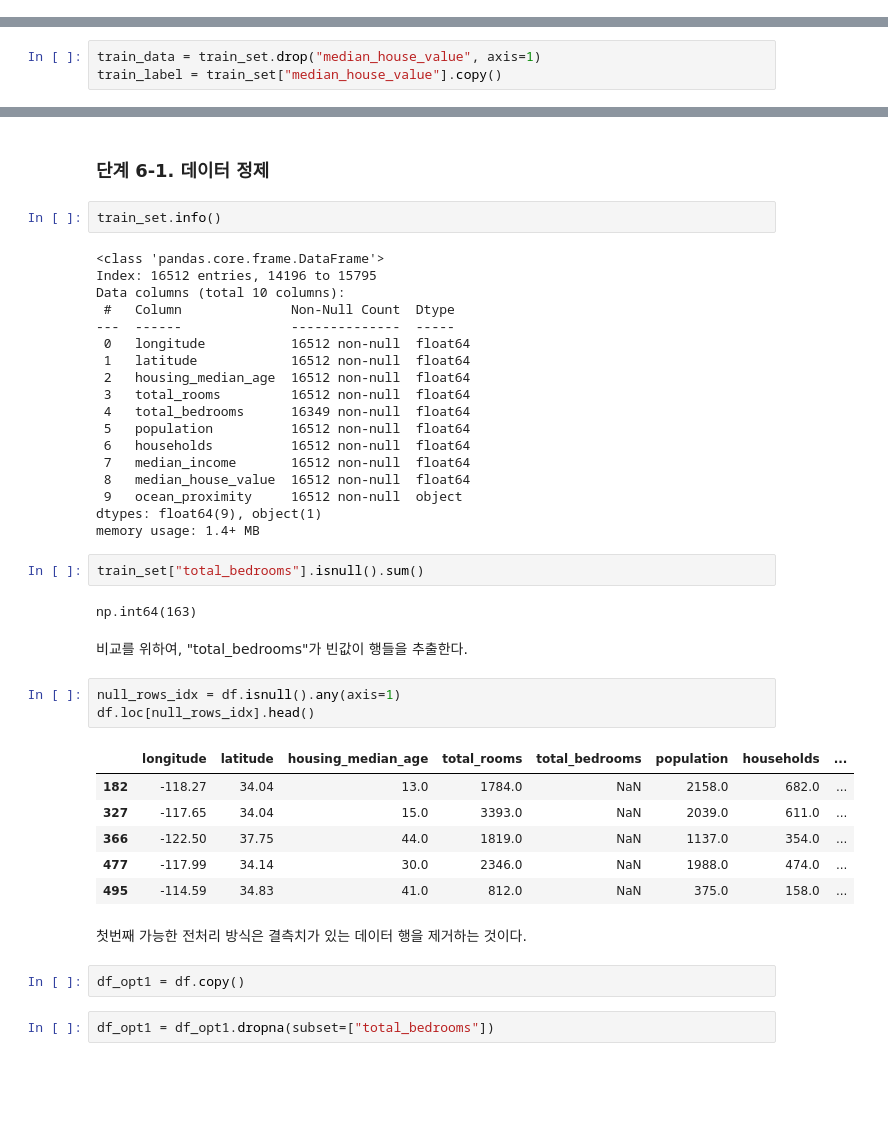
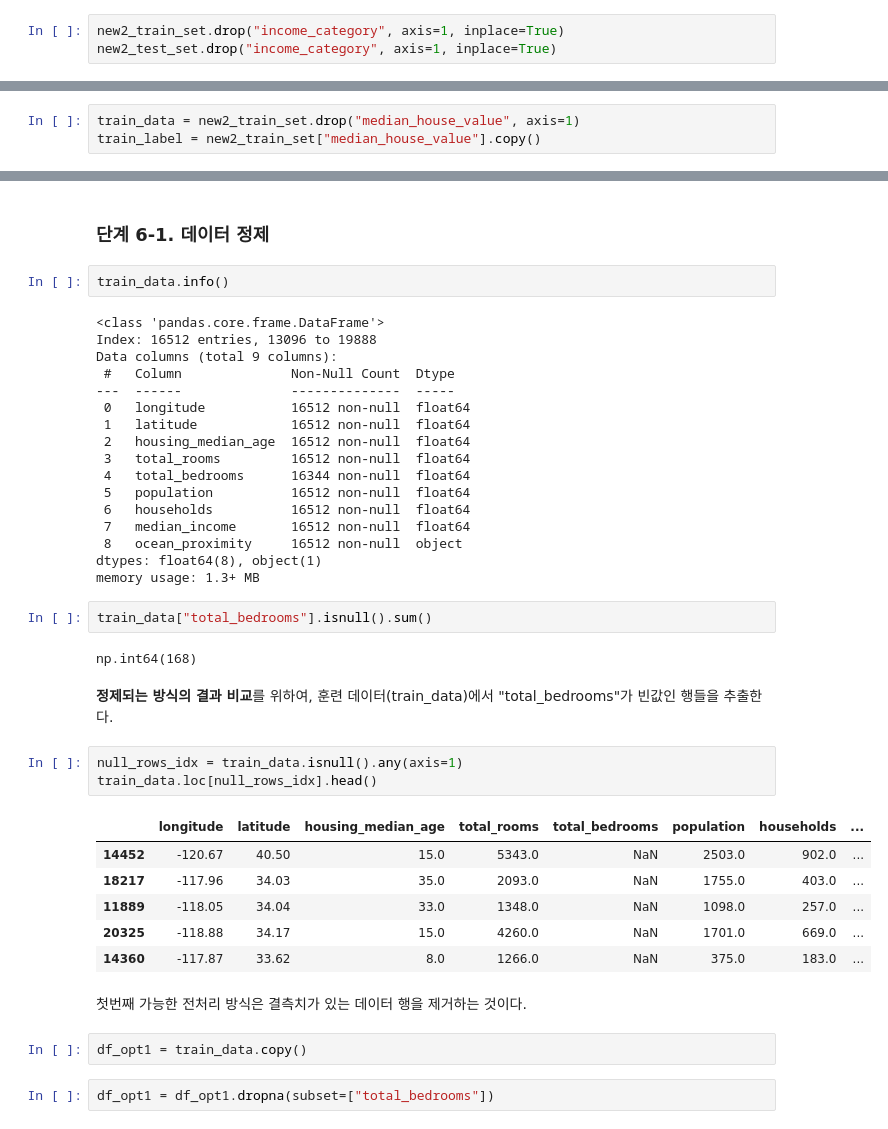
Before and after one commit to b1nnnnid/2025-2-AI, a Jupyter notebook: week3/인공지능기초_3주차실습(결과).ipynb, the cells around one changed output, grey strips where cells are left out. Cells and saved outputs as stored; diff of their text form; blank space fills up the shorter version.

```diff
--- a/week3/인공지능기초_3주차실습(결과).ipynb
+++ b/week3/인공지능기초_3주차실습(결과).ipynb
@@ -313,6 +386,9 @@ dtype: float64
 임의로 만든 <code>income_category</code>항목은 삭제하고, 계속 진행해본다.
 # %%
 df.drop("income_category", axis= 1, inplace=True)
+# %%
+new2_train_set.drop("income_category", axis=1, inplace=True)
+new2_test_set.drop("income_category", axis=1, inplace=True)
 # %% [markdown]
 ## 단계 3. 데이터 시각화
 # %% [markdown]
@@ -418,8 +517,8 @@ dtype: float64
 # %% [markdown]
 ## 단계 6. 머신러닝 알고리즘 적용을 위한 데이터 전처리
 # %%
-train_data = train_set.drop("median_house_value", axis=1)
-train_label = train_set["median_house_value"].copy()
+train_data = new2_train_set.drop("median_house_value", axis=1)
+train_label = new2_train_set["median_house_value"].copy()
 # %%
 train_data
 # %% [output]
@@ -456,45 +555,44 @@ dtype: float64
 # %% [markdown]
 ### 단계 6-1. 데이터 정제
 # %%
-train_set.info()
+train_data.info()
 # %% [output]
 <class 'pandas.core.frame.DataFrame'>
-Index: 16512 entries, 14196 to 15795
-Data columns (total 10 columns):
+Index: 16512 entries, 13096 to 19888
+Data columns (total 9 columns):
  #   Column              Non-Null Count  Dtype
 ---  ------              --------------  -----
  0   longitude           16512 non-null  float64
  1   latitude            16512 non-null  float64
  2   housing_median_age  16512 non-null  float64
  3   total_rooms         16512 non-null  float64
- 4   total_bedrooms      16349 non-null  float64
+ 4   total_bedrooms      16344 non-null  float64
  5   population          16512 non-null  float64
  6   households          16512 non-null  float64
  7   median_income       16512 non-null  float64
- 8   median_house_value  16512 non-null  float64
- 9   ocean_proximity     16512 non-null  object
-dtypes: float64(9), object(1)
-memory usage: 1.4+ MB
+ 8   ocean_proximity     16512 non-null  object
+dtypes: float64(8), object(1)
+memory usage: 1.3+ MB
 # %%
-train_set["total_bedrooms"].isnull().sum()
+train_data["total_bedrooms"].isnull().sum()
 # %% [output]
-np.int64(163)
+np.int64(168)
-# %% [markdown]
-비교를 위하여, "total_bedrooms"가 빈값이 행들을 추출한다.
+# %% [markdown]
+**정제되는 방식의 결과 비교**를 위하여, 훈련 데이터(train_data)에서 "total_bedrooms"가 빈값인 행들을 추출한다.
 # %%
-null_rows_idx = df.isnull().any(axis=1)
-df.loc[null_rows_idx].head()
+null_rows_idx = train_data.isnull().any(axis=1)
+train_data.loc[null_rows_idx].head()
 # %% [output]
 |  | longitude | latitude | housing_median_age | total_rooms | total_bedrooms | population | households | ... |
-| 182 | -118.27 | 34.04 | 13.0 | 1784.0 | NaN | 2158.0 | 682.0 | ... |
-| 327 | -117.65 | 34.04 | 15.0 | 3393.0 | NaN | 2039.0 | 611.0 | ... |
-| 366 | -122.50 | 37.75 | 44.0 | 1819.0 | NaN | 1137.0 | 354.0 | ... |
-| 477 | -117.99 | 34.14 | 30.0 | 2346.0 | NaN | 1988.0 | 474.0 | ... |
-| 495 | -114.59 | 34.83 | 41.0 | 812.0 | NaN | 375.0 | 158.0 | ... |
+| 14452 | -120.67 | 40.50 | 15.0 | 5343.0 | NaN | 2503.0 | 902.0 | ... |
+| 18217 | -117.96 | 34.03 | 35.0 | 2093.0 | NaN | 1755.0 | 403.0 | ... |
+| 11889 | -118.05 | 34.04 | 33.0 | 1348.0 | NaN | 1098.0 | 257.0 | ... |
+| 20325 | -118.88 | 34.17 | 15.0 | 4260.0 | NaN | 1701.0 | 669.0 | ... |
+| 14360 | -117.87 | 33.62 | 8.0 | 1266.0 | NaN | 375.0 | 183.0 | ... |
 # %% [markdown]
 첫번째 가능한 전처리 방식은 결측치가 있는 데이터 행을 제거하는 것이다.
 # %%
-df_opt1 = df.copy()
+df_opt1 = train_data.copy()
 # %%
 df_opt1 = df_opt1.dropna(subset=["total_bedrooms"])
 # %%
```
Also changed, not shown: parts of 99 cells of this notebook, 2 other files.
